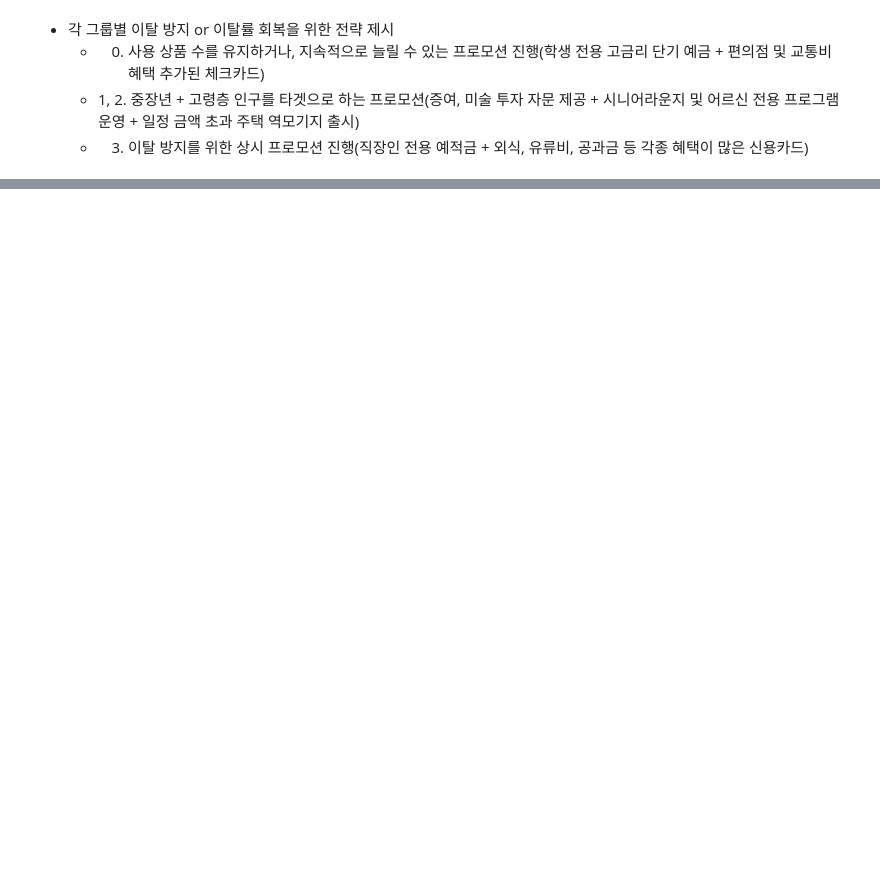
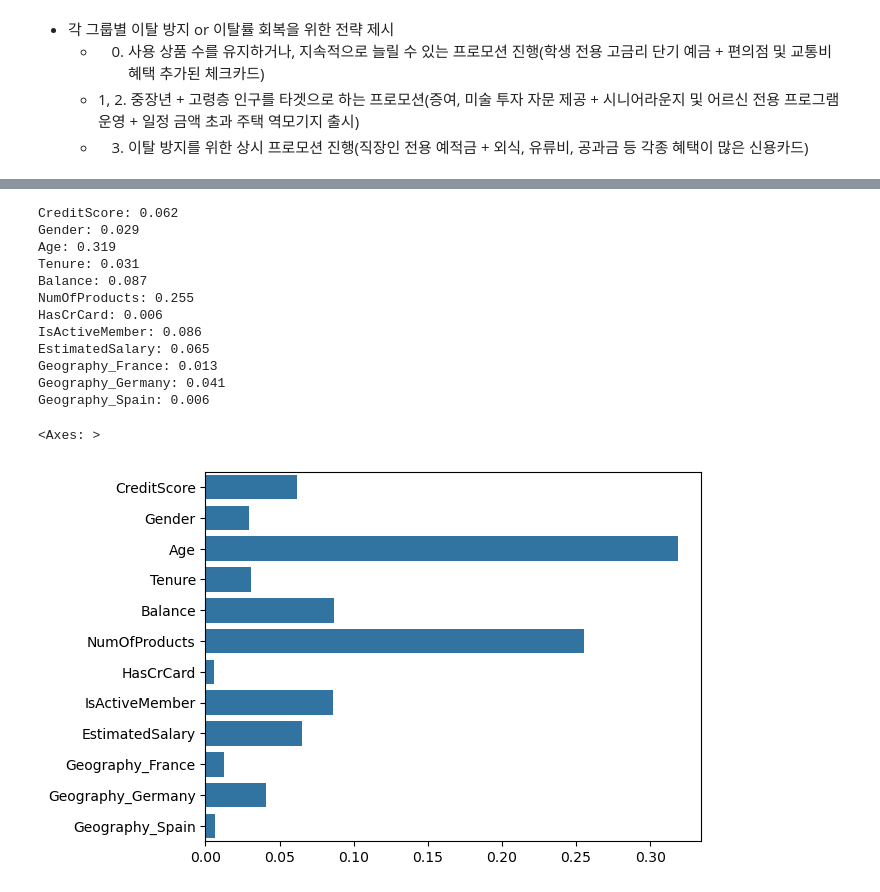
Before and after one commit to cookieeyoung/ML-project1, a Jupyter notebook: knn_svm_modeling.ipynb, the cells around one changed output, grey strips where cells are left out. Cells and saved outputs as stored; diff of their text form; code cells hidden in the pictures; blank space fills up the shorter version.

```diff
--- a/knn_svm_modeling.ipynb
+++ b/knn_svm_modeling.ipynb
@@ -550,0 +626,33 @@ plt.show()
+# %%
+# 랜덤 포레스트 기반 K-Means Clustering
+
+clf_dt = RandomForestClassifier(random_state=42,
+        max_depth=29,
+        min_samples_split=2,
+        min_samples_leaf=9,
+        n_estimators=213,
+        max_features='sqrt')
+
+clf_dt.fit(X_train, y_train)
+
+y_pred = clf_dt.predict(X_test)
+
+for name, value in zip(X.columns.tolist(), clf_dt.feature_importances_):
+    print('{0}: {1:.3f}'.format(name, value))
+
+sns.barplot(x=clf_dt.feature_importances_, y=X.columns.tolist())
+# %% [output]
+CreditScore: 0.062
+Gender: 0.029
+Age: 0.319
+Tenure: 0.031
+Balance: 0.087
+NumOfProducts: 0.255
+HasCrCard: 0.006
+IsActiveMember: 0.086
+EstimatedSalary: 0.065
+Geography_France: 0.013
+Geography_Germany: 0.041
+Geography_Spain: 0.006
+<Axes: >
+[figure, added]
```
Also changed, not shown: parts of 20 cells of this notebook, 1 other file.
